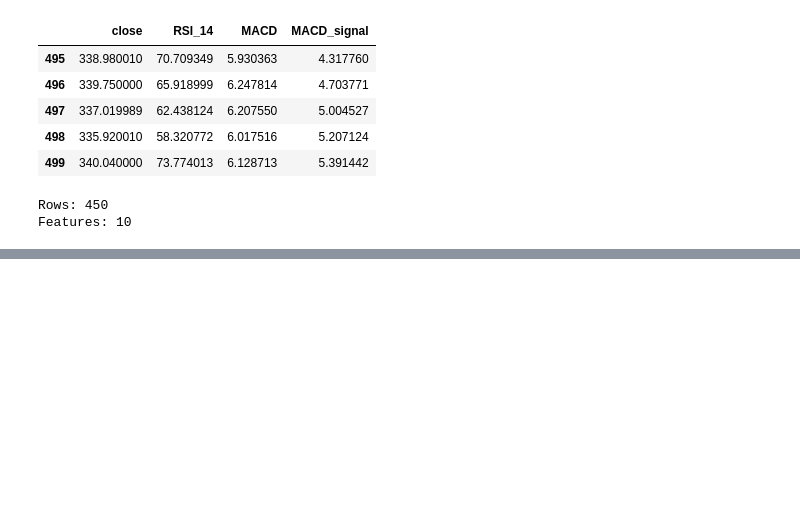
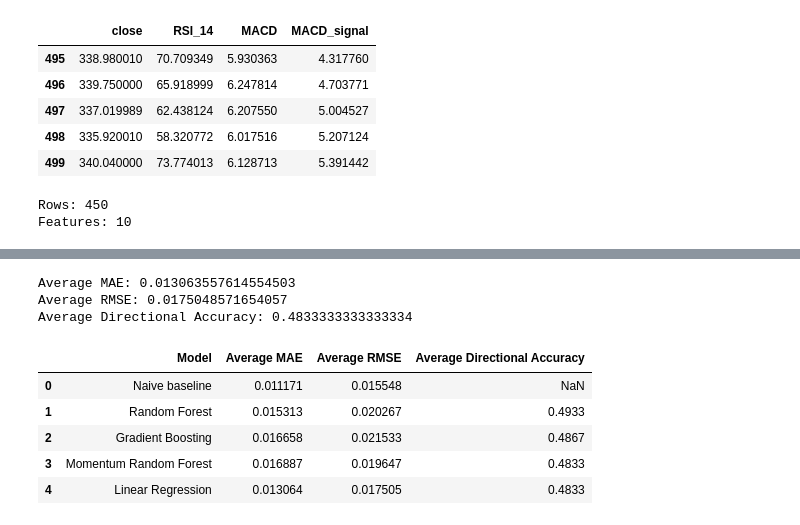
Before and after one commit to AlphaVonAntraxia/AVA-AI_MODEL-2, a Jupyter notebook: notebooks/01-exploratory_data_analysis.ipynb, the cells around one changed output, grey strips where cells are left out. Saved outputs shown, nothing was run; the diff lists cells and outputs as text; code cells hidden in the pictures; blank space fills up the shorter version.

```diff
--- a/notebooks/01-exploratory_data_analysis.ipynb
+++ b/notebooks/01-exploratory_data_analysis.ipynb
@@ -3646,0 +4157,48 @@ Features: 10
+# %%
+print("Average MAE:", linear_walk_results_df["MAE"].mean())
+print("Average RMSE:", linear_walk_results_df["RMSE"].mean())
+print("Average Directional Accuracy:", linear_walk_results_df["Directional Accuracy"].mean())
+# %% [output]
+Average MAE: 0.013063557614554503
+Average RMSE: 0.0175048571654057
+Average Directional Accuracy: 0.4833333333333334
+# %%
+model_comparison = pd.DataFrame({
+    "Model": [
+        "Naive baseline",
+        "Random Forest",
+        "Gradient Boosting",
+        "Momentum Random Forest",
+        "Linear Regression"
+    ],
+    "Average MAE": [
+        0.011171,
+        0.015313,
+        0.016658,
+        0.016887,
+        0.013064
+    ],
+    "Average RMSE": [
+        0.015548,
+        0.020267,
+        0.021533,
+        0.019647,
+        0.017505
+    ],
+    "Average Directional Accuracy": [
+        None,
+        0.4933,
+        0.4867,
+        0.4833,
+        0.4833
+    ]
+})
+
+model_comparison
+# %% [output]
+|  | Model | Average MAE | Average RMSE | Average Directional Accuracy |
+| 0 | Naive baseline | 0.011171 | 0.015548 | NaN |
+| 1 | Random Forest | 0.015313 | 0.020267 | 0.4933 |
+| 2 | Gradient Boosting | 0.016658 | 0.021533 | 0.4867 |
+| 3 | Momentum Random Forest | 0.016887 | 0.019647 | 0.4833 |
+| 4 | Linear Regression | 0.013064 | 0.017505 | 0.4833 |
```
Also changed, not shown: parts of 18 cells of this notebook.
